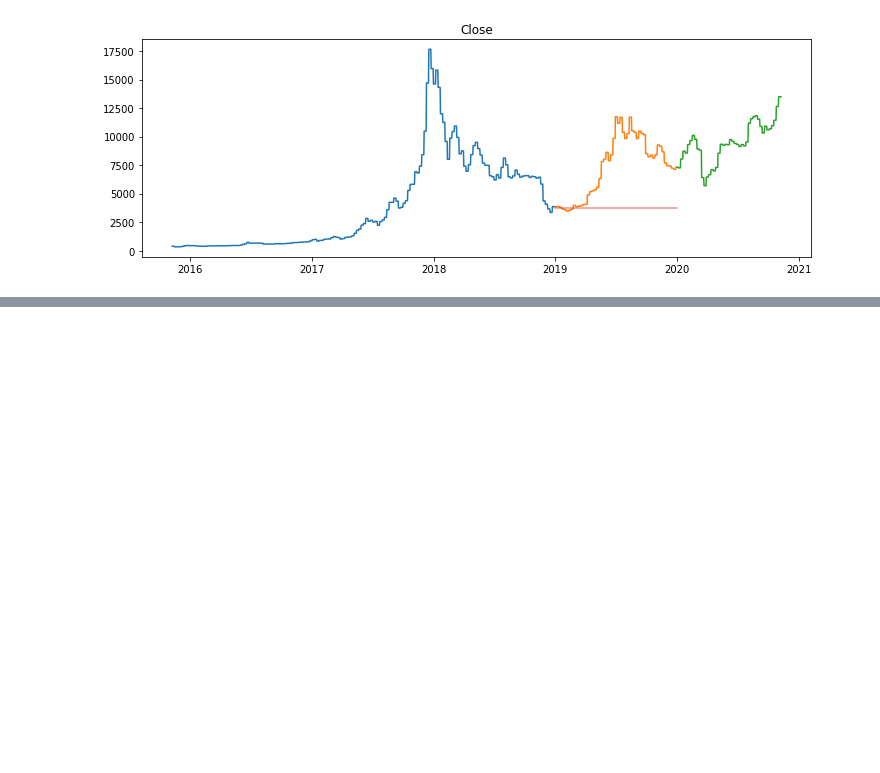
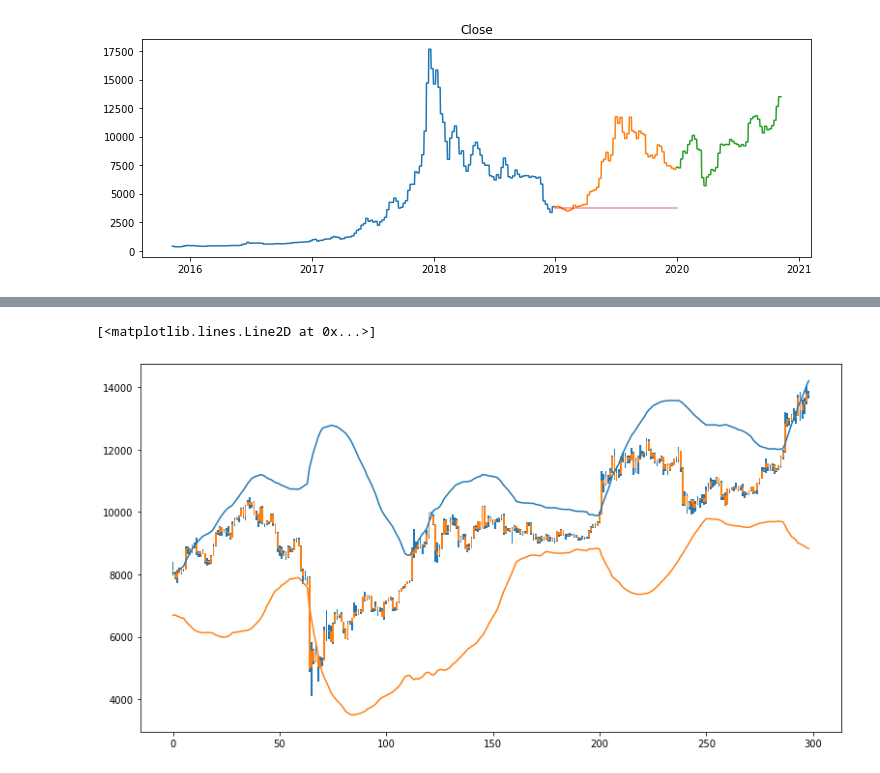
Before and after one commit to AI-Gomez/time-series-exercises, a Jupyter notebook: model-BTC.ipynb, the cells around one changed output, grey strips where cells are left out. Saved outputs shown, nothing was run; the diff lists cells and outputs as text; code cells hidden in the pictures; blank space fills up the shorter version.

```diff
--- a/model-BTC.ipynb
+++ b/model-BTC.ipynb
@@ -476,0 +546,33 @@ for col in train.columns:
+# %%
+df['MA'] = df['Close'].rolling(50).mean()
+df['STD'] = df['Close'].rolling(50).std()
+df['OVB'] =df['MA'] + df['STD'] * dev
+df['OVS'] =df['MA'] - df['STD'] * dev
+
+df['Bar'] = df['High'] - df['Low']
+df['Body'] = abs(df['Close'] - df['Open'])
+df['Up'] = df['Close'] > df['Open']
+df['Color'] = np.where(df['Up'], "g", "r")
+
+if lines > 0:
+        db = df[-lines:].reset_index(drop=True).reset_index()
+else:
+        db = df.reset_index(drop=True).reset_index()
+
+high_dev="OVB"
+low_dev="OVS"
+dev=2.5
+
+total = len(df)
+inside = len(df[(df['Close']<=df[high_dev]) & (df['Close']>=df[low_dev])])
+upside = len(df[df['Close']>=df[high_dev]])
+downside = len(df[df['Close']<=df[low_dev]])
+
+plt.figure(figsize=(13, 7))
+plt.bar(db['index'], bottom=db['Low'], height=db['Bar'])
+plt.bar(db['index'], bottom=np.where(db['Up'], db['Open'], db['Close']), height=db['Body'])
+plt.plot(db['OVB'])
+plt.plot(db['OVS'])
+# %% [output]
+[<matplotlib.lines.Line2D at 0x...>]
+[figure, added]
```
Also changed, not shown: parts of 10 cells of this notebook.
